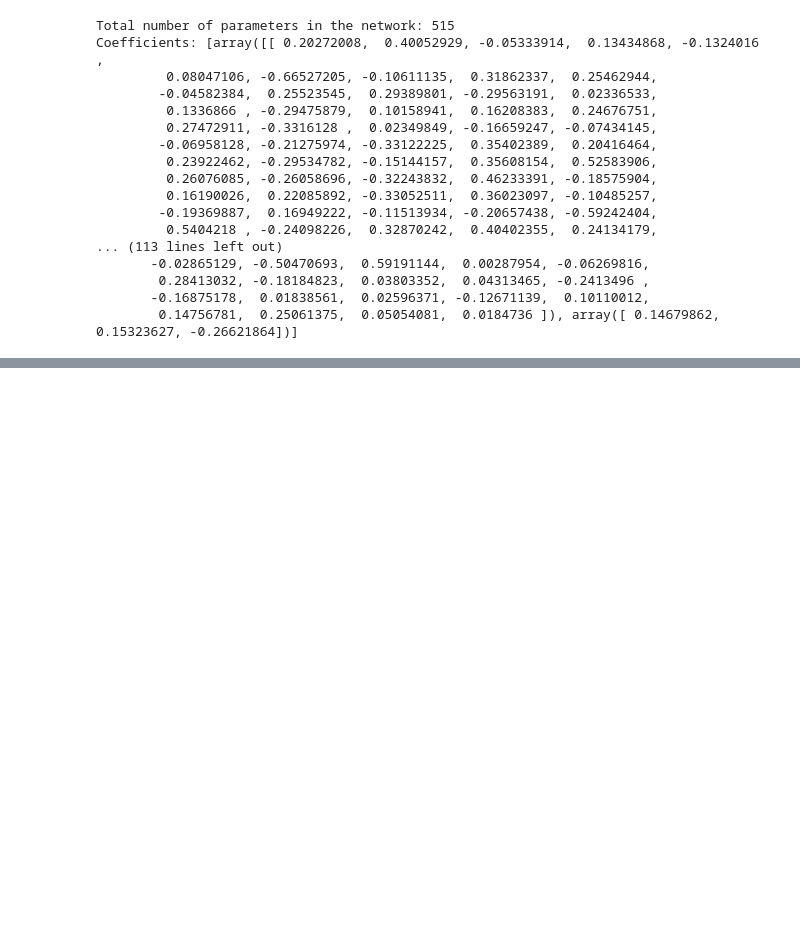
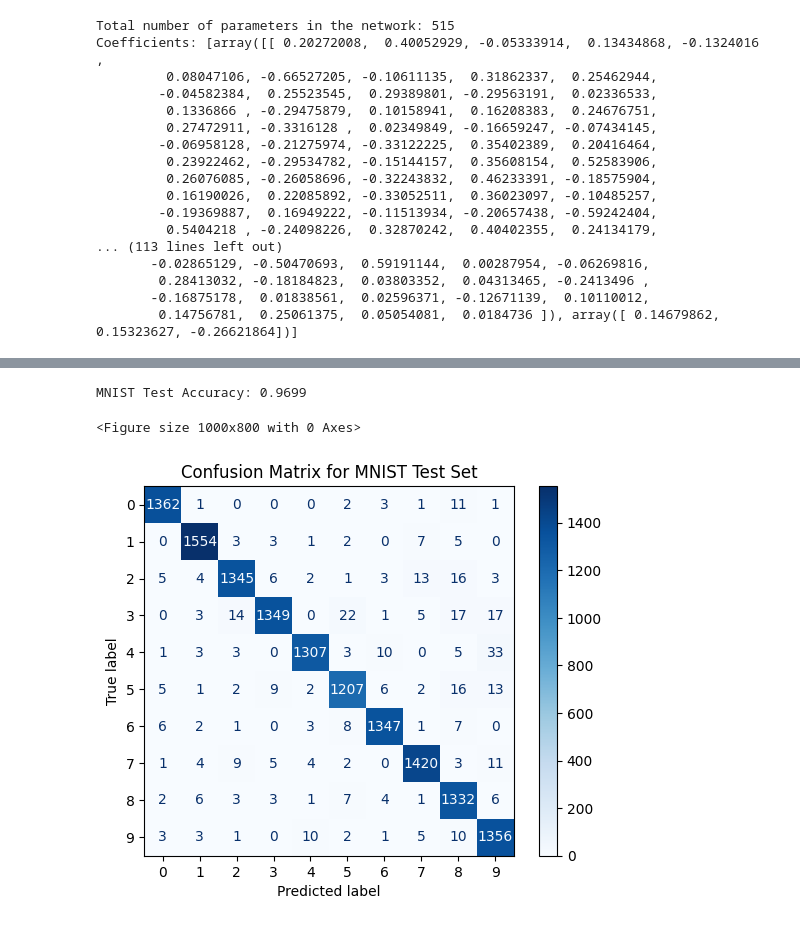
Before and after one commit to Neelabh-11/Machine-Learning, a Jupyter notebook: Lab_IITM/Lab-8 NeuralNetorks MLP.ipynb, the cells around one changed output, grey strips where cells are left out. Saved outputs shown, nothing was run; the diff lists cells and outputs as text; code cells hidden in the pictures; blank space fills up the shorter version.

```diff
--- a/Lab_IITM/Lab-8 NeuralNetorks MLP.ipynb
+++ b/Lab_IITM/Lab-8 NeuralNetorks MLP.ipynb
@@ -477,0 +527,15 @@ Image Classification using Neural Network.
+# %%
+y_pred = mlp.predict(X_test)
+
+acc = accuracy_score(y_test, y_pred)
+print(f"MNIST Test Accuracy: {acc:.4f}")
+
+plt.figure(figsize=(10, 8))
+disp = ConfusionMatrixDisplay(confusion_matrix=confusion_matrix(y_test, y_pred))
+disp.plot(cmap=plt.cm.Blues)
+plt.title("Confusion Matrix for MNIST Test Set")
+plt.show()
+# %% [output]
+MNIST Test Accuracy: 0.9699
+<Figure size 1000x800 with 0 Axes>
+[figure, added]
```
Also changed, not shown: parts of 10 cells of this notebook, 1 other file.
